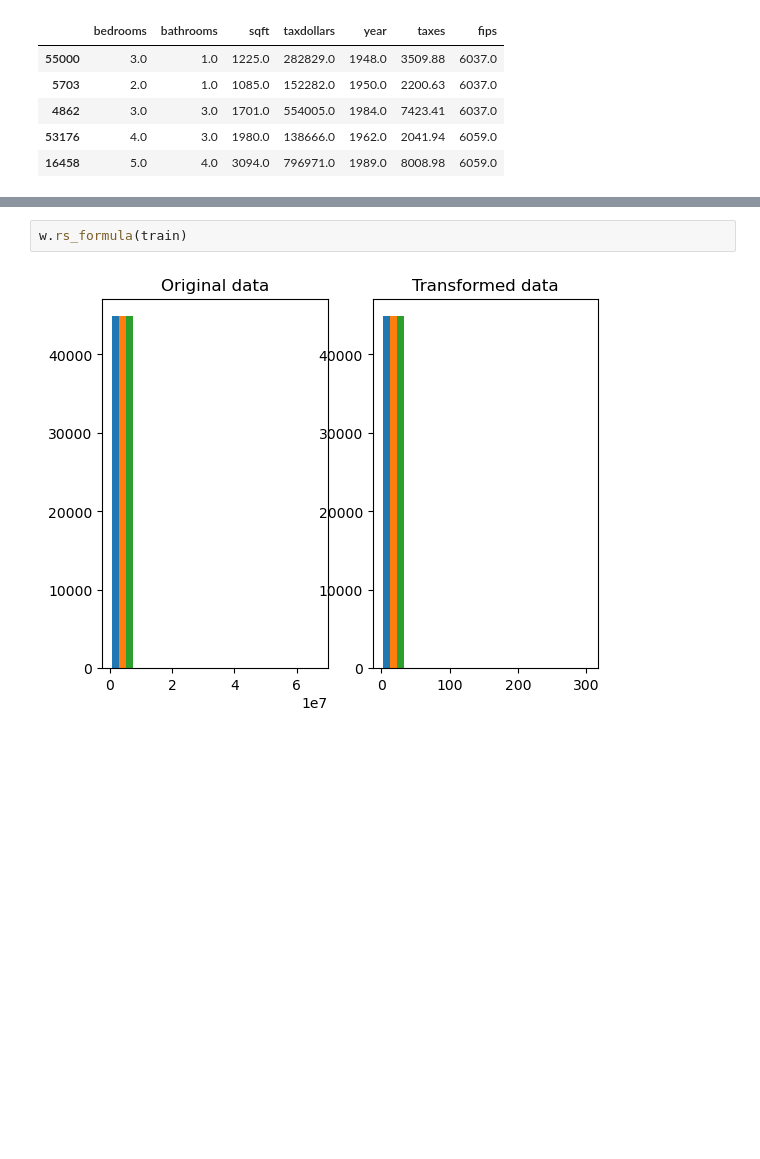
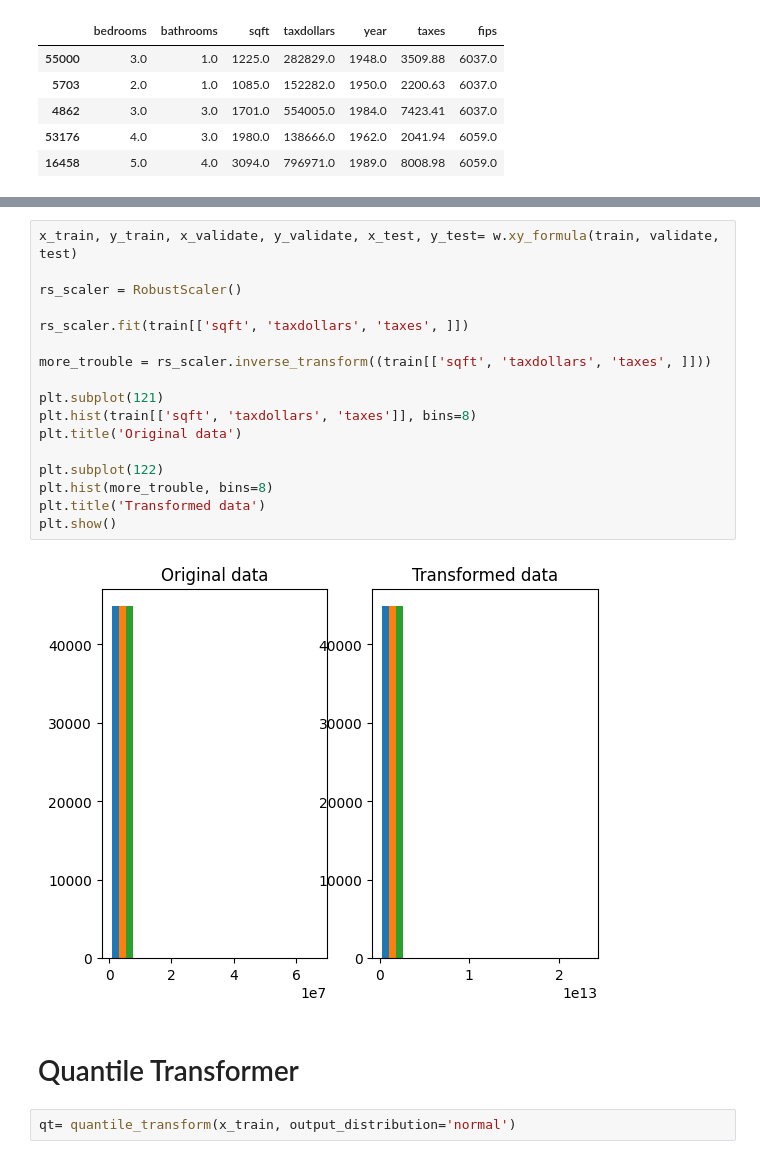
Before and after one commit to jacobpanyathong1/regression-exercises, a Jupyter notebook: scaling.ipynb, the cells around one changed output, grey strips where cells are left out. Saved outputs shown, nothing was run; the diff lists cells and outputs as text; blank space fills up the shorter version.

```diff
--- a/scaling.ipynb
+++ b/scaling.ipynb
@@ -136,4 +190,23 @@ plt.show()
-# %%
-w.rs_formula(train)
-# %% [output]
-[figure, removed]
+# %%
+x_train, y_train, x_validate, y_validate, x_test, y_test= w.xy_formula(train, validate, test)
+
+rs_scaler = RobustScaler()
+
+rs_scaler.fit(train[['sqft', 'taxdollars', 'taxes', ]])
+
+more_trouble = rs_scaler.inverse_transform((train[['sqft', 'taxdollars', 'taxes', ]]))
+
+plt.subplot(121)
+plt.hist(train[['sqft', 'taxdollars', 'taxes']], bins=8)
+plt.title('Original data')
+
+plt.subplot(122)
+plt.hist(more_trouble, bins=8)
+plt.title('Transformed data')
+plt.show()
+# %% [output]
+[figure, added]
+# %% [markdown]
+# Quantile Transformer
+# %%
+qt= quantile_transform(x_train, output_distribution='normal')
```
Also changed, not shown: parts of 26 cells of this notebook.
